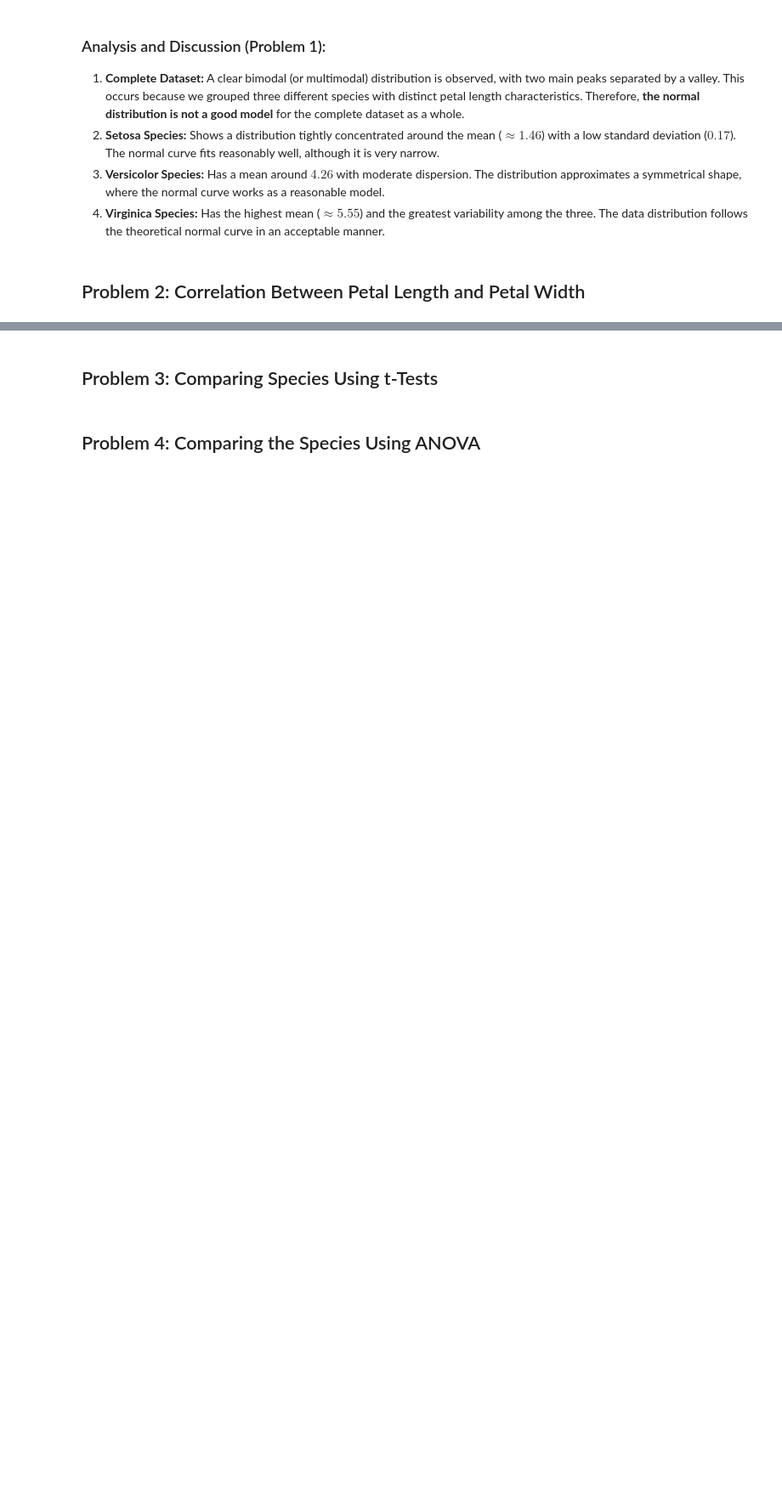
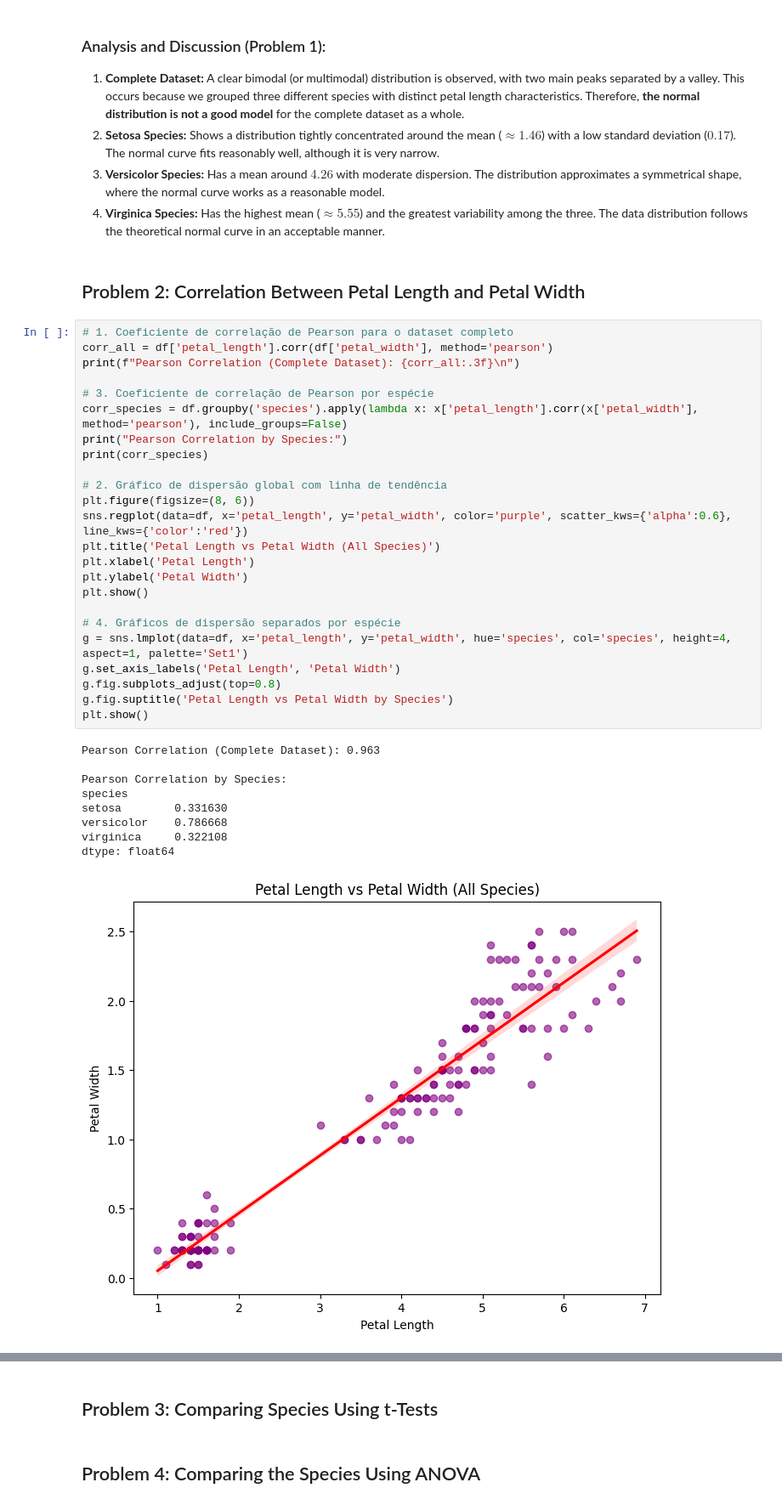
Before and after one commit to juliacruz97/applied-statistics, a Jupyter notebook: problems.ipynb, the cells around one changed output, grey strips where cells are left out. Shown at 85% size. Drawn from its saved outputs; the diff is of its cells as text; blank space fills up the shorter version.

Commit message:
Add Problem 2: correlation analysis and plots
Add Problem 2: correlation analysis and plots

```diff
--- a/problems.ipynb
+++ b/problems.ipynb
@@ -88,3 +88,37 @@ df.head()
 4. **Virginica Species:** Has the highest mean ($\approx 5.55$) and the greatest variability among the three. The data distribution follows the theoretical normal curve in an acceptable manner.
 # %% [markdown]
 ## Problem 2: Correlation Between Petal Length and Petal Width
+# %%
+# 1. Coeficiente de correlação de Pearson para o dataset completo
+corr_all = df['petal_length'].corr(df['petal_width'], method='pearson')
+print(f"Pearson Correlation (Complete Dataset): {corr_all:.3f}\n")
+
+# 3. Coeficiente de correlação de Pearson por espécie
+corr_species = df.groupby('species').apply(lambda x: x['petal_length'].corr(x['petal_width'], method='pearson'), include_groups=False)
+print("Pearson Correlation by Species:")
+print(corr_species)
+
+# 2. Gráfico de dispersão global com linha de tendência
+plt.figure(figsize=(8, 6))
+sns.regplot(data=df, x='petal_length', y='petal_width', color='purple', scatter_kws={'alpha':0.6}, line_kws={'color':'red'})
+plt.title('Petal Length vs Petal Width (All Species)')
+plt.xlabel('Petal Length')
+plt.ylabel('Petal Width')
+plt.show()
+
+# 4. Gráficos de dispersão separados por espécie
+g = sns.lmplot(data=df, x='petal_length', y='petal_width', hue='species', col='species', height=4, aspect=1, palette='Set1')
+g.set_axis_labels('Petal Length', 'Petal Width')
+g.fig.subplots_adjust(top=0.8)
+g.fig.suptitle('Petal Length vs Petal Width by Species')
+plt.show()
+# %% [output]
+Pearson Correlation (Complete Dataset): 0.963
+
+Pearson Correlation by Species:
+species
+setosa        0.331630
+versicolor    0.786668
+virginica     0.322108
+dtype: float64
+[figure, added]
```
Also changed, not shown: parts of 2 cells of this notebook.
